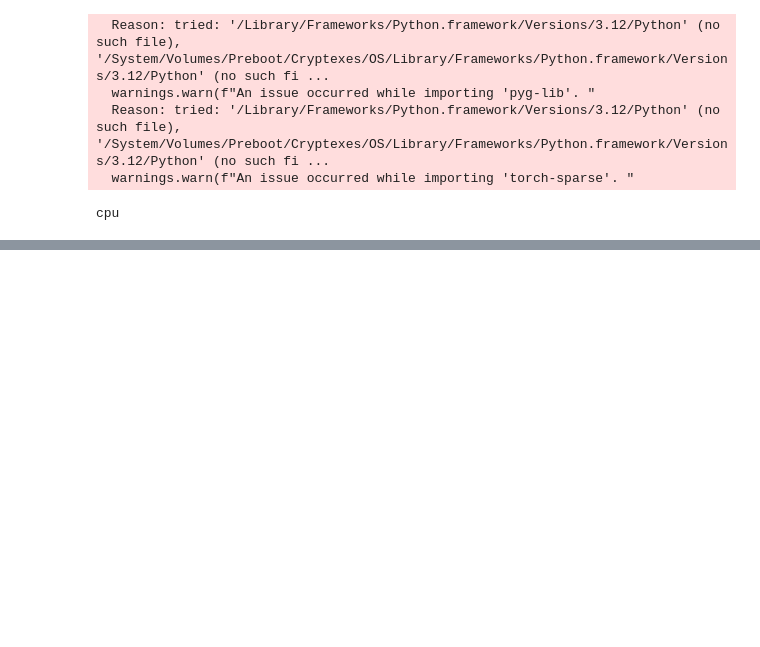
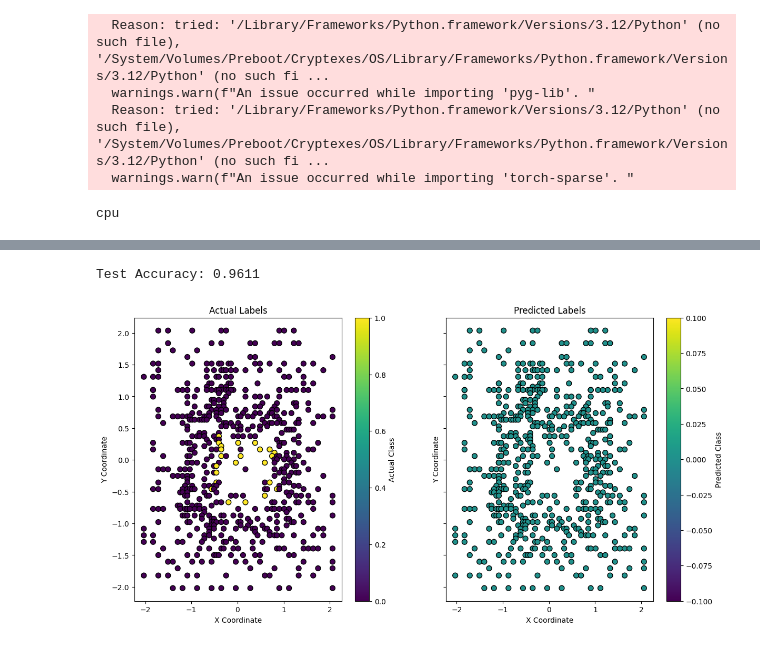
Before and after one commit to CMU-CBML/NDD_ML, a Jupyter notebook: test_SplineCNN_withCora.ipynb, the cells around one changed output, grey strips where cells are left out. Saved outputs shown, nothing was run; the diff lists cells and outputs as text; code cells hidden in the pictures; blank space fills up the shorter version.

```diff
--- a/test_SplineCNN_withCora.ipynb
+++ b/test_SplineCNN_withCora.ipynb
@@ -528,3 +968,56 @@ Predicted: 0, Actual: 0
 Predicted: 0, Actual: 0
 Predicted: 0, Actual: 0
 Predicted: 0, Actual: 0
+# %%
+import matplotlib.pyplot as plt
+import numpy as np
+
+@torch.no_grad()
+def evaluate_model(data, model, rotation_angle_degrees=-45):  # Assuming a rotation was applied initially
+    model.eval()  # Set the model to evaluation mode
+    out = model(data)  # Get the output of the model (log probabilities)
+
+    # Get the predicted classes and actual classes for the test set
+    pred = out[data.test_mask].max(1)[1]  # Get the index of the max log-probability
+    actual = data.y[data.test_mask]  # Actual labels
+
+    # Calculate accuracy
+    correct = pred.eq(actual).sum().item()  # Count of correct predictions
+    total = data.test_mask.sum().item()  # Total number of test samples
+    accuracy = correct / total  # Accuracy as a ratio
+
+    print(f'Test Accuracy: {accuracy:.4f}')
+
+    # Reverse rotation for visualization
+    angle = np.radians(rotation_angle_degrees)
+    rotation_matrix = np.array([
+        [np.cos(angle), np.sin(angle)],
+        [-np.sin(angle), np.cos(angle)]
+    ])
+    coords = data.x[data.test_mask][:, :2].numpy()  # Assuming the first two columns in x are coordinates
+    new_coords = np.dot(coords, rotation_matrix)  # Reverse the rotation applied earlier
+
+    # Visualization of 2D predictions
+    actual_colors = actual.numpy()
+    predicted_colors = pred.numpy()
+
+    fig, ax = plt.subplots(1, 2, figsize=(14, 7), sharex=True, sharey=True)
+    scatter = ax[0].scatter(new_coords[:, 0], new_coords[:, 1], c=actual_colors, cmap='viridis', edgecolor='k', s=50)
+    ax[0].set_title('Actual Labels')
+    ax[0].set_xlabel('X Coordinate')
+    ax[0].set_ylabel('Y Coordinate')
+    plt.colorbar(scatter, ax=ax[0], label='Actual Class')
+
+    scatter = ax[1].scatter(new_coords[:, 0], new_coords[:, 1], c=predicted_colors, cmap='viridis', edgecolor='k', s=50)
+    ax[1].set_title('Predicted Labels')
+    ax[1].set_xlabel('X Coordinate')
+    ax[1].set_ylabel('Y Coordinate')
+    plt.colorbar(scatter, ax=ax[1], label='Predicted Class')
+
+    plt.show()
+
+# Call the evaluation function after training is complete
+evaluate_model(data, model)
+# %% [output]
+Test Accuracy: 0.9611
+[figure, added]
```
Also changed, not shown: parts of 22 cells of this notebook, 57 other files.
